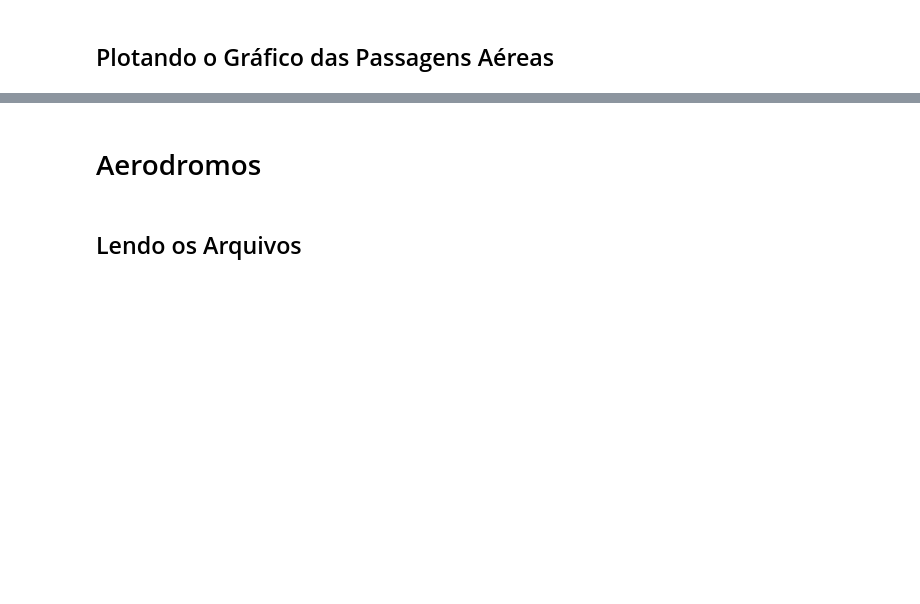
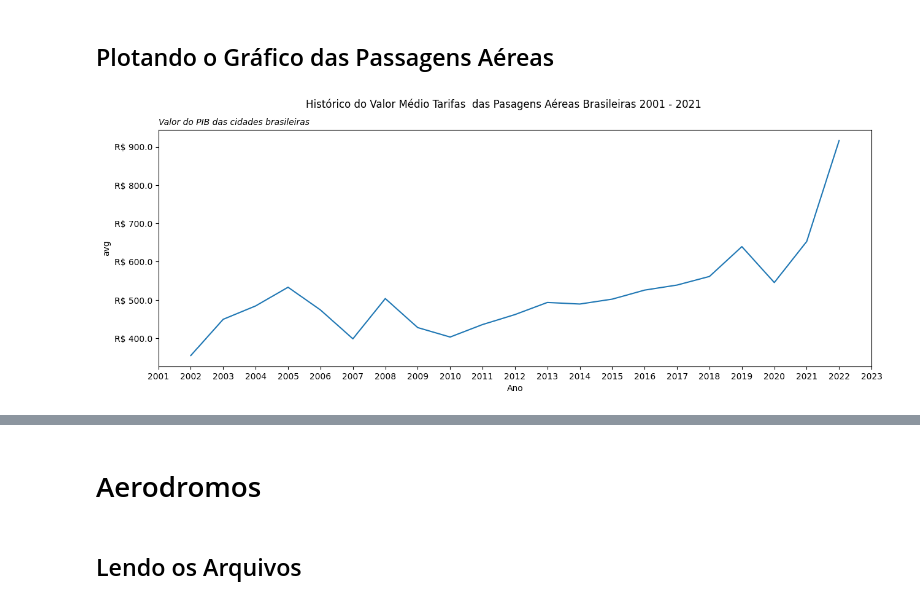
Before and after one commit to rodrigo-fernandes092/TCC_MLaaS_PIB_ANAC, a Jupyter notebook: ETL/02_Analise_Exploratoria.ipynb, the cells around one changed output, grey strips where cells are left out. Drawn from its saved outputs; the diff is of its cells as text; code cells hidden in the pictures; blank space fills up the shorter version.

```diff
--- a/ETL/02_Analise_Exploratoria.ipynb
+++ b/ETL/02_Analise_Exploratoria.ipynb
@@ -174,8 +203,8 @@ g_tarifas = anac.groupBy("Ano")\
                .agg(round((F.max("Tarifa")/F.lit(1)),2).alias('max'),\
                     round((F.min('Tarifa')/F.lit(1)),2).alias('min'),
                     round((F.avg('Tarifa')/F.lit(1)),2).alias('avg'),
-                    round((F.sum('Total')/F.lit(1)),2).alias('Total'),
-                    round((F.count('Tarifa')/F.lit(1)),2).alias('count'))\
+                    round((F.sum('Total')/F.lit(1_000_000)),2).alias('Total'),
+                    round((F.count('Tarifa')/F.lit(1_000)),2).alias('count'))\
                .orderBy("Ano", ascending=True)\
                .toPandas()
 # %% [markdown]
@@ -196,0 +212,14 @@ g_tarifas = anac.groupBy("Ano")\
+# %%
+
+
+fig = plt.figure(figsize=(15,5))
+
+fig.suptitle("Histórico do Valor Médio Tarifas das Pasagens Aéreas Brasileiras 2001 - 2021")
+
+ax = fig.add_subplot()
+ax.set_title('Valor do PIB das cidades brasileiras', loc='left', fontstyle='oblique', fontsize='medium')
+sns.lineplot(x='Ano',y='avg',data=g_tarifas)
+ax.yaxis.set_major_formatter('R$ {x:1.1f}')
+ax.xaxis.set_major_locator(MultipleLocator(1))
+# %% [output]
+[figure, added]
```
Also changed, not shown: parts of 28 cells of this notebook.
